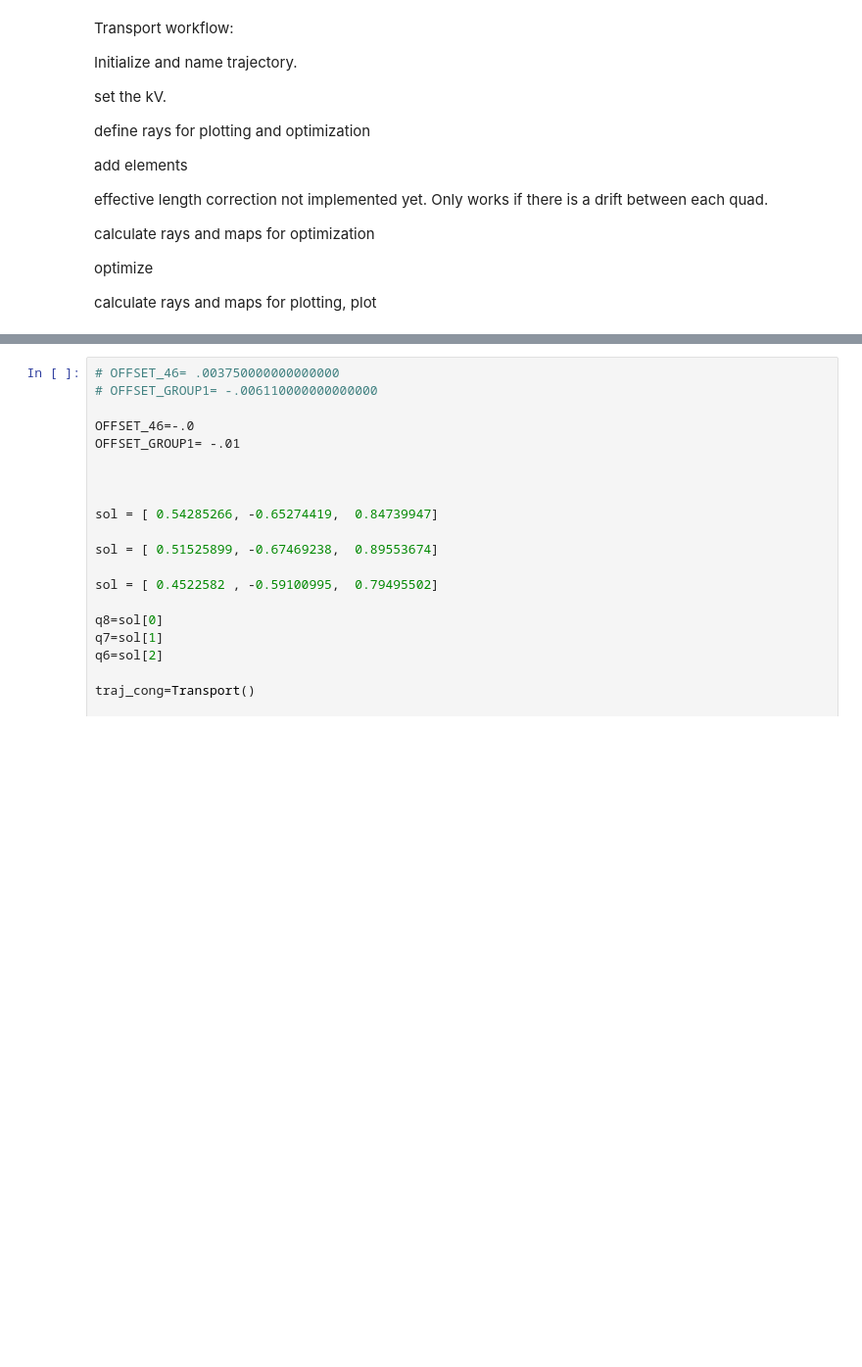
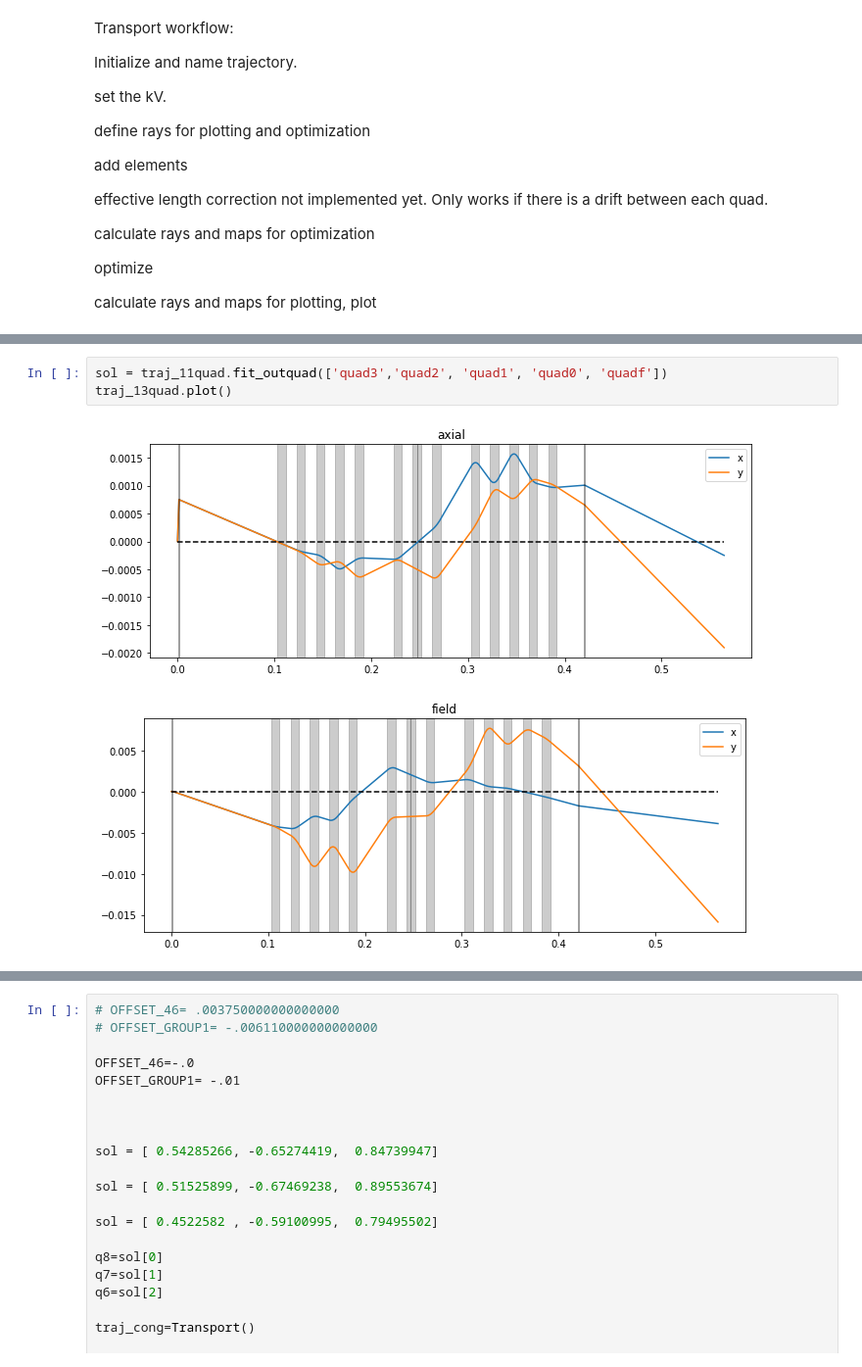
Before and after one commit to bentps/PythonTransport, a Jupyter notebook: PythonTransport.ipynb, the cells around one changed output, grey strips where cells are left out. Shown at 98% size. Drawn from its saved outputs; the diff is of its cells as text; blank space fills up the shorter version.

```diff
--- a/PythonTransport.ipynb
+++ b/PythonTransport.ipynb
@@ -507,0 +767,6 @@ class Transport:
+# %%
+sol = traj_11quad.fit_outquad(['quad3','quad2', 'quad1', 'quad0', 'quadf'])
+traj_13quad.plot()
+# %% [output]
+[figure, added]
+[figure, added]
```
Also changed, not shown: parts of 10 cells of this notebook.
